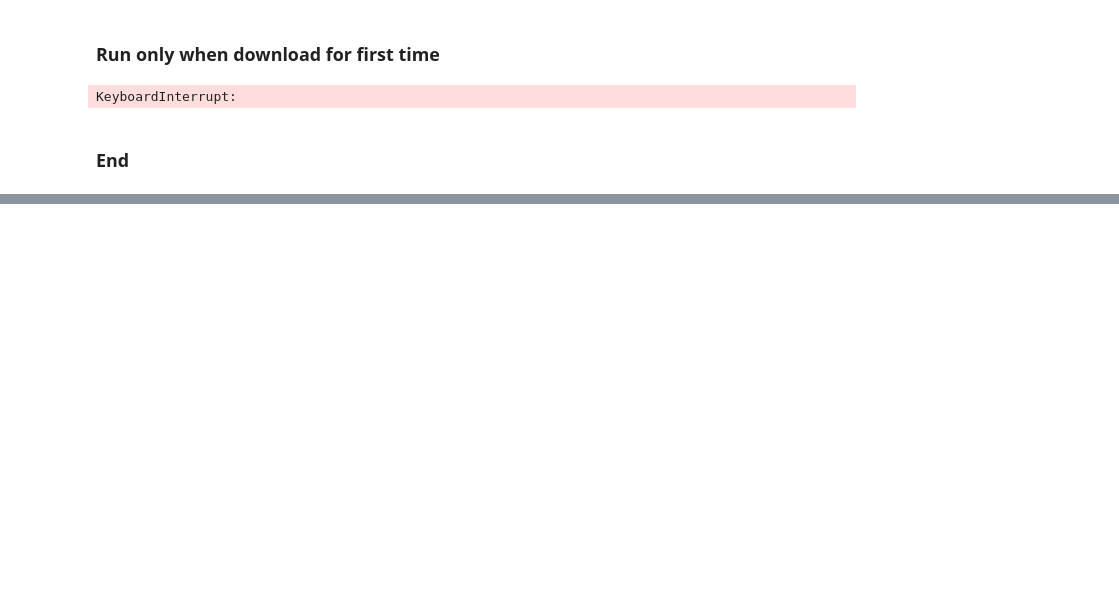
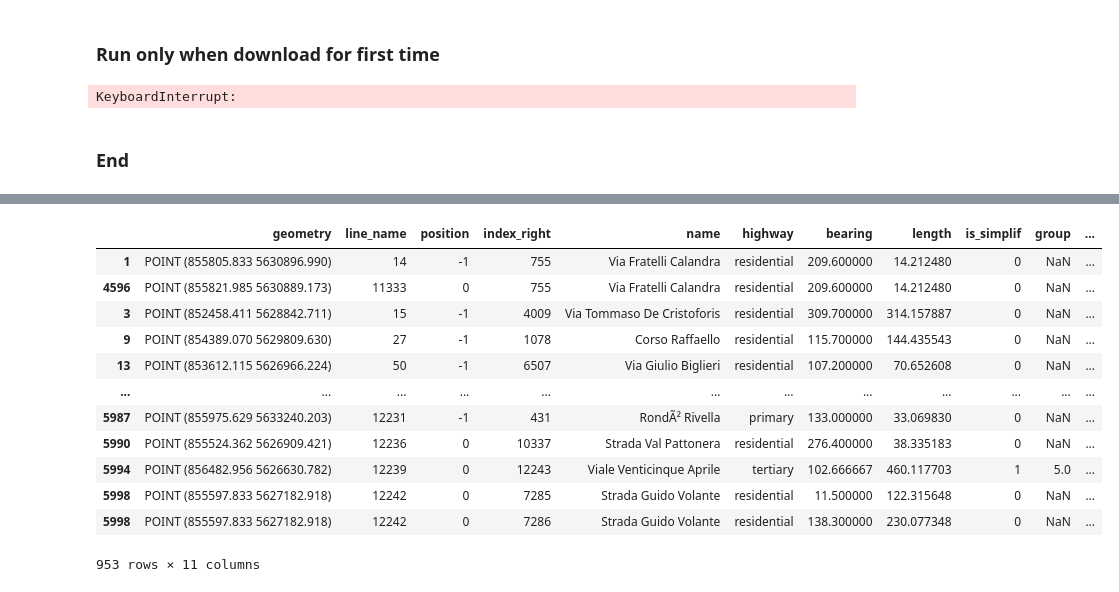
Before and after one commit to achic19/micro_walking, a Jupyter notebook: notebook/output/turin/data_from_osm.ipynb, the cells around one changed output, grey strips where cells are left out. Cells and saved outputs as stored; diff of their text form; code cells hidden in the pictures; blank space fills up the shorter version.

```diff
--- a/notebook/output/turin/data_from_osm.ipynb
+++ b/notebook/output/turin/data_from_osm.ipynb
@@ -297,20 +130,0 @@ def first_last_pnt_of_line(row:GeoSeries):
-# %%
-# Find unconnected lines
-path_deadend = f'{path}/deadend'
-new_gpd = gpd.read_file(f'{path}/new_network_third.shp')
-pnt_dic ={}
-new_gpd.apply(send_pnts,axis=1)
-deadend = [item[0] for item in pnt_dic.values() if len(item)==1]
-not_connected_lines = [j for i, j in enumerate(deadend) if deadend[:i].count(j) == 1]
-
-# Create two files one with all not connected lines and second after removing shorter then 200 meters
-not_connected_gdf = new_gpd.loc[not_connected_lines]
-delete_short= not_connected_gdf[not_connected_gdf.length>100]
-
-# Get deadend_lines and remove short unconnected
-deadend_lines = [j for i, j in enumerate(deadend) if deadend[:i].count(j) == 0]
-deadend_gdf = new_gpd.loc[deadend_lines]
-short =not_connected_gdf[not_connected_gdf.length<100]
-drop_short = deadend_gdf.drop(index=short.index)
-
-# Create gdf of line points with the reference to the line they belong
@@ -350,14 +130,0 @@ def update_geometry(cur):
-# %%
-# Spatial join between roundabout centroid to nearby dead end lines
-centroid = gpd.read_file(f'{path_round_about}/centroid.shp')
-s_join = gpd.sjoin_nearest(left_df= first_last_gdf, right_df= centroid, how='left', max_distance=100,distance_col= 'dist').dropna(subset='dist')
-# s_join['geometry'] = s_join.apply(update_geometry,axis=1)
-s_join.to_file(f'{path_deadend}/roundabout_near_pnts.shp')
-# %%
-cur = drop_short.loc[278]
-points_lines = s_join[s_join['line_name']==cur.name]
-if len(points_lines)==0:
-    print('No roundabout nearby')
-
-geo = list(cur['geometry'].coords)
-geo
@@ -396,0 +452,24 @@ points_lines['position'].item()
+# %%
+# trim_snap
+trim_snap = f'{path}/trim_snap'
+network_ra = gpd.read_file(f'{path_network}/new_network_third.shp')
+pnt_dic = {}
+first_last_dic = {'geometry': [], 'line_name': [], 'position': []}
+deadend_lines, deadend_pnts = deadend(path_to_save=trim_snap , network=network_ra)
+networ_no_deaeend =network_ra.drop(index = deadend_lines.index)
+sjoin_end_net = gpd.sjoin_nearest(left_df=deadend_pnts,right_df=networ_no_deaeend,max_distance=25,distance_col='dis')
+sjoin_end_net
+# %% [output]
+|  | geometry | line_name | position | index_right | name | highway | bearing | length | is_simplif | group | ... |
+| 1 | POINT (855805.833 5630896.990) | 14 | -1 | 755 | Via Fratelli Calandra | residential | 209.600000 | 14.212480 | 0 | NaN | ... |
+| 4596 | POINT (855821.985 5630889.173) | 11333 | 0 | 755 | Via Fratelli Calandra | residential | 209.600000 | 14.212480 | 0 | NaN | ... |
+| 3 | POINT (852458.411 5628842.711) | 15 | -1 | 4009 | Via Tommaso De Cristoforis | residential | 309.700000 | 314.157887 | 0 | NaN | ... |
+| 9 | POINT (854389.070 5629809.630) | 27 | -1 | 1078 | Corso Raffaello | residential | 115.700000 | 144.435543 | 0 | NaN | ... |
+| 13 | POINT (853612.115 5626966.224) | 50 | -1 | 6507 | Via Giulio Biglieri | residential | 107.200000 | 70.652608 | 0 | NaN | ... |
+| ... | ... | ... | ... | ... | ... | ... | ... | ... | ... | ... | ... |
+| 5987 | POINT (855975.629 5633240.203) | 12231 | -1 | 431 | RondÃ² Rivella | primary | 133.000000 | 33.069830 | 0 | NaN | ... |
+| 5990 | POINT (855524.362 5626909.421) | 12236 | 0 | 10337 | Strada Val Pattonera | residential | 276.400000 | 38.335183 | 0 | NaN | ... |
+| 5994 | POINT (856482.956 5626630.782) | 12239 | 0 | 12243 | Viale Venticinque Aprile | tertiary | 102.666667 | 460.117703 | 1 | 5.0 | ... |
+| 5998 | POINT (855597.833 5627182.918) | 12242 | 0 | 7285 | Strada Guido Volante | residential | 11.500000 | 122.315648 | 0 | NaN | ... |
+| 5998 | POINT (855597.833 5627182.918) | 12242 | 0 | 7286 | Strada Guido Volante | residential | 138.300000 | 230.077348 | 0 | NaN | ... |
+953 rows × 11 columns
```
Also changed, not shown: parts of 55 cells of this notebook.
